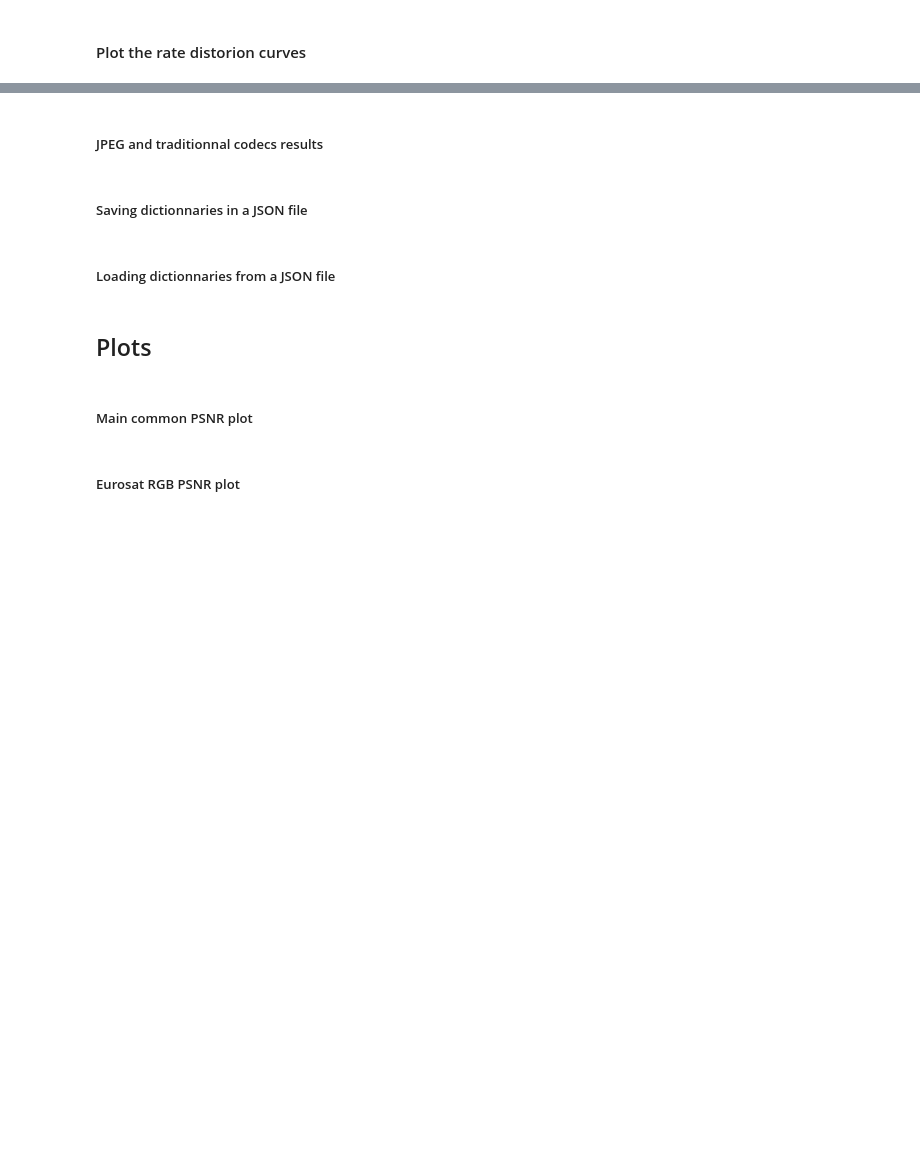
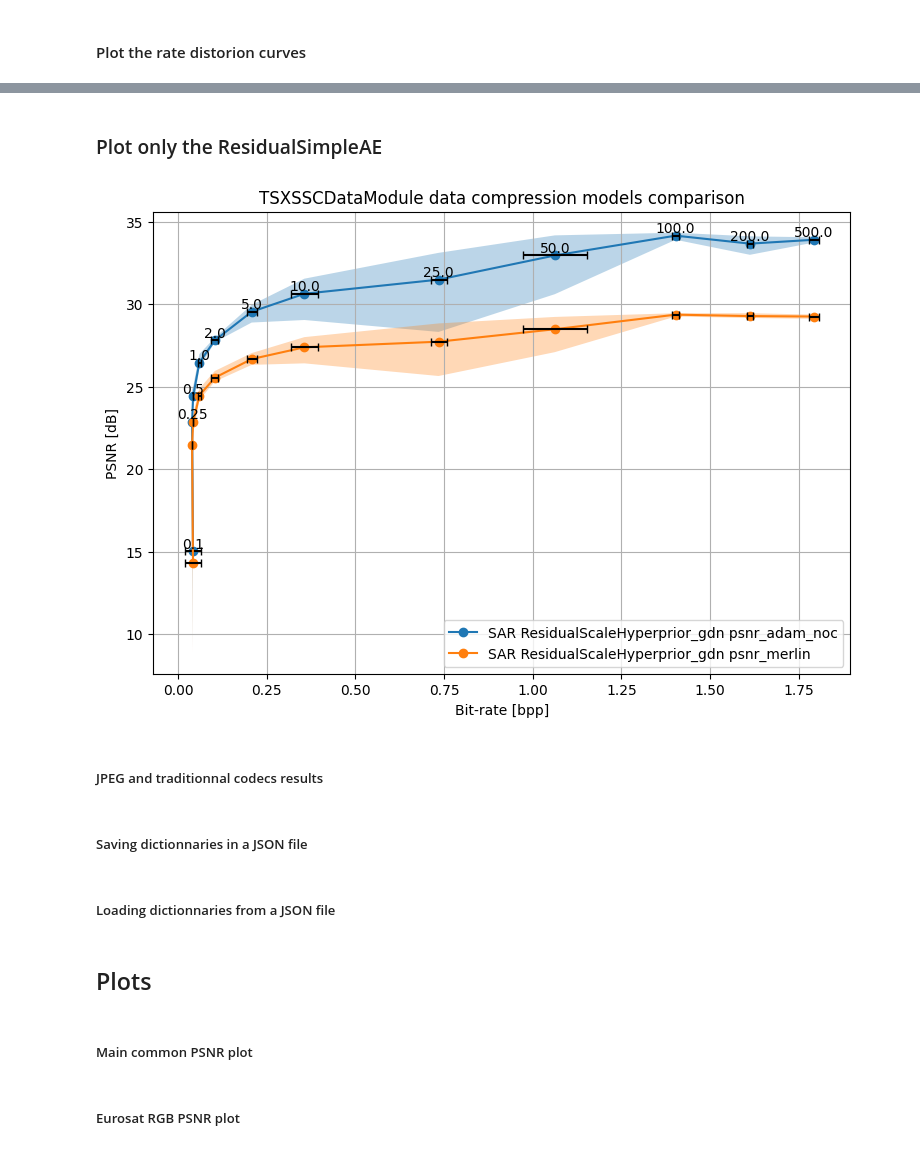
Before and after one commit to CedricLeon/SAR_DDC_FPGA, a Jupyter notebook: notebooks/RD-curve_plots.ipynb, the cells around one changed output, grey strips where cells are left out. Cells and saved outputs as stored; diff of their text form; code cells hidden in the pictures; blank space fills up the shorter version.

```diff
--- a/notebooks/RD-curve_plots.ipynb
+++ b/notebooks/RD-curve_plots.ipynb
@@ -270,3 +293,59 @@ plt.show()
+# %% [markdown]
+### Plot only the ResidualSimpleAE
+# %%
+fig, ax = plt.subplots(figsize=(9, 6))
+for ref in ["psnr_adam_noc", "psnr_merlin"]:
+    for model_name in ["ResidualScaleHyperprior_gdn"]:  # , "ResidualSimpleAE_gdn"]:
+        bpp_mean = model_statistics[data_name][model_name]["test/bpp mean"].astype(float)
+        bpp_std = model_statistics[data_name][model_name]["test/bpp std"].astype(float)
+        psnr_mean = model_statistics[data_name][model_name][f"test/{ref} mean"].astype(float)
+        psnr_std = model_statistics[data_name][model_name][f"test/{ref} std"].astype(float)
+        # Main line
+        ax.plot(
+            bpp_mean,
+            psnr_mean,
+            "o-",
+            # color=color_list[j],
+            label=f"SAR {model_name} {ref}",
+        )
+        # Psnr error bands (min/nmax)
+        ax.fill_between(
+            bpp_mean,
+            model_statistics[data_name][model_name][f"test/{ref} max"].astype(float),
+            model_statistics[data_name][model_name][f"test/{ref} min"].astype(float),
+            alpha=0.3,
+            # color=color_list[j],
+        )
+        # Bpp error bars
+        ax.errorbar(
+            bpp_mean,
+            psnr_mean,
+            xerr=bpp_std,
+            fmt="none",
+            ecolor="black",
+            capsize=3,  # Set the size of the vertical lines at the end of the error bars
+        )
+
+# Add text labels for each lmbda value for "ResidualScaleHyperprior"
+for lmbda, row in model_statistics["TSXSSCDataModule"][model_name].iterrows():
+    ax.text(
+        row["test/bpp mean"],
+        row["test/psnr_adam_noc mean"],
+        f"{lmbda}",
+        ha="center",
+        va="bottom",
+    )
+
+ax.set_title("TSXSSCDataModule data compression models comparison")
+ax.set_xlabel("Bit-rate [bpp]")
+ax.set_ylabel("PSNR [dB]")
+ax.legend()
+ax.grid()
+
+# plt.tight_layout()
+plt.show()
+# %% [output]
+[figure, added]
 # %% [markdown]
 ##### JPEG and traditionnal codecs results
 # %% [markdown]
```
Also changed, not shown: parts of 6 cells of this notebook.
